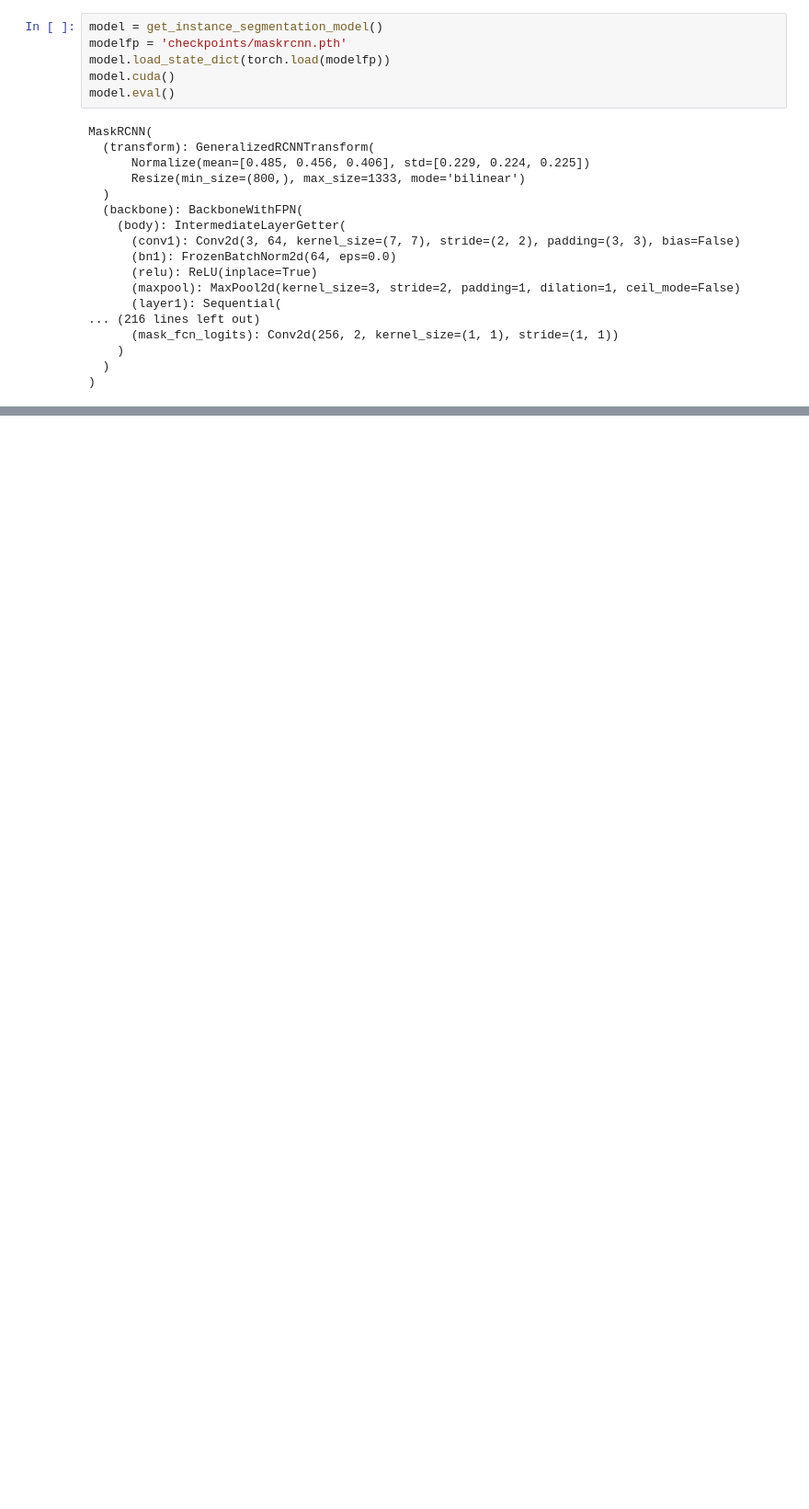
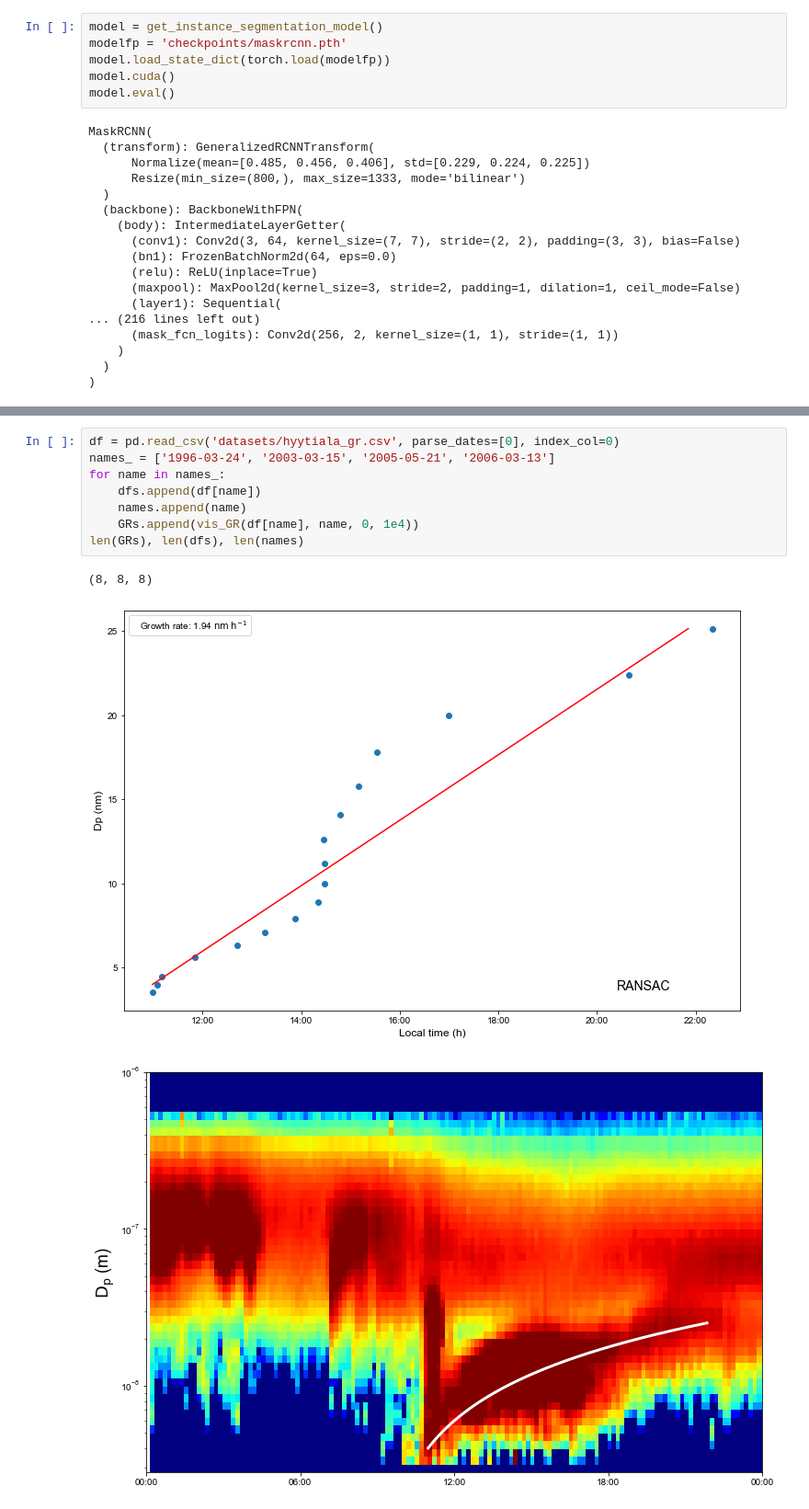
Before and after one commit to cvvsu/maskNPF, a Jupyter notebook: demo.ipynb, the cells around one changed output, grey strips where cells are left out. Shown at 92% size. Saved outputs shown, nothing was run; the diff lists cells and outputs as text; blank space fills up the shorter version.

```diff
--- a/demo.ipynb
+++ b/demo.ipynb
@@ -322,0 +261,12 @@ _ = vis_GR(df[name], name, 0, 1e4)
+# %%
+df = pd.read_csv('datasets/hyytiala_gr.csv', parse_dates=[0], index_col=0)
+names_ = ['1996-03-24', '2003-03-15', '2005-05-21', '2006-03-13']
+for name in names_:
+    dfs.append(df[name])
+    names.append(name)
+    GRs.append(vis_GR(df[name], name, 0, 1e4))
+len(GRs), len(dfs), len(names)
+# %% [output]
+(8, 8, 8)
+[figure, added]
+[figure, added]
```
Also changed, not shown: parts of 52 cells of this notebook.
